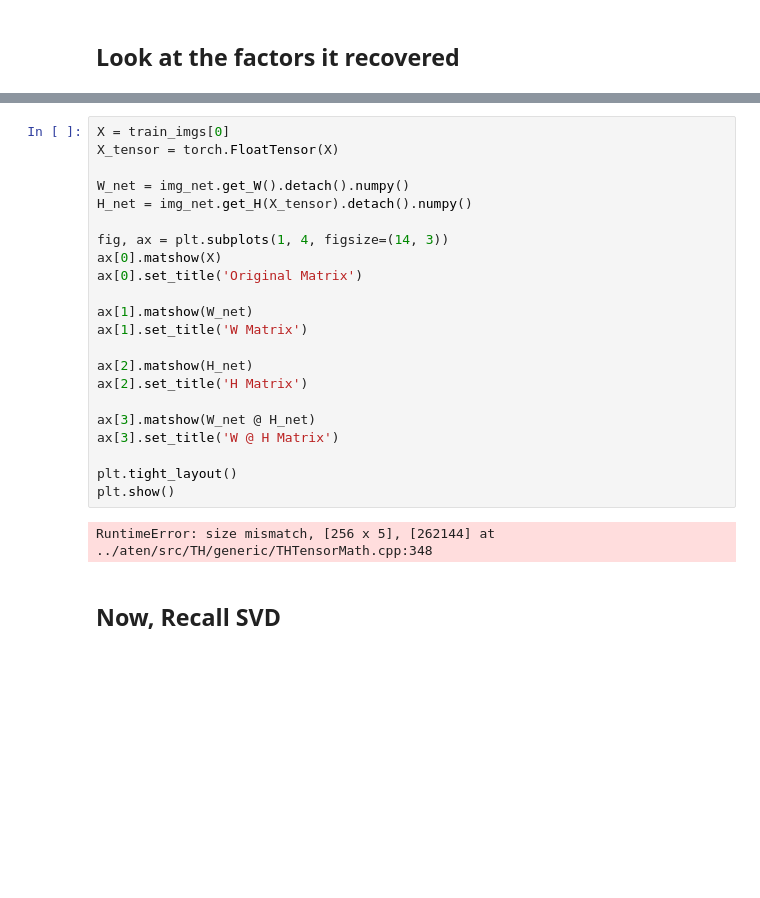
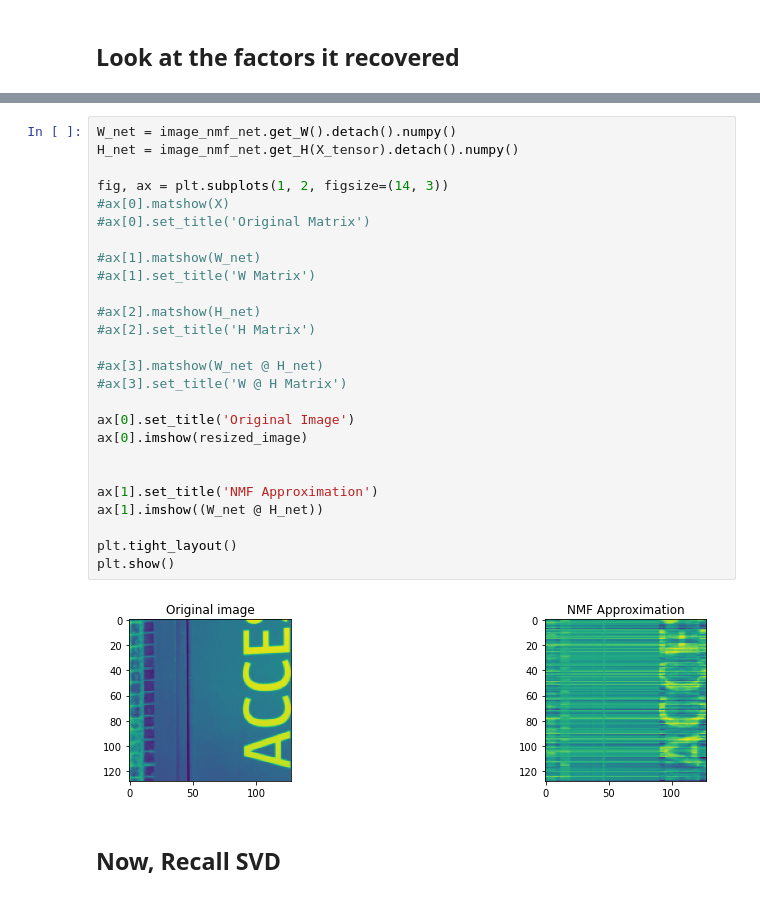
Before and after one commit to Aaron09/torchfactor, a Jupyter notebook: neuaral_factor_demo.ipynb, the cells around one changed output, grey strips where cells are left out. Drawn from its saved outputs; the diff is of its cells as text; blank space fills up the shorter version.

```diff
--- a/neuaral_factor_demo.ipynb
+++ b/neuaral_factor_demo.ipynb
@@ -209,27 +222,31 @@ plt.show()
 # %%
-X = train_imgs[0]
-X_tensor = torch.FloatTensor(X)
+W_net = image_nmf_net.get_W().detach().numpy()
+H_net = image_nmf_net.get_H(X_tensor).detach().numpy()
 
-W_net = img_net.get_W().detach().numpy()
-H_net = img_net.get_H(X_tensor).detach().numpy()
+fig, ax = plt.subplots(1, 2, figsize=(14, 3))
+#ax[0].matshow(X)
+#ax[0].set_title('Original Matrix')
 
-fig, ax = plt.subplots(1, 4, figsize=(14, 3))
-ax[0].matshow(X)
-ax[0].set_title('Original Matrix')
+#ax[1].matshow(W_net)
+#ax[1].set_title('W Matrix')
 
-ax[1].matshow(W_net)
-ax[1].set_title('W Matrix')
+#ax[2].matshow(H_net)
+#ax[2].set_title('H Matrix')
 
-ax[2].matshow(H_net)
-ax[2].set_title('H Matrix')
+#ax[3].matshow(W_net @ H_net)
+#ax[3].set_title('W @ H Matrix')
 
-ax[3].matshow(W_net @ H_net)
-ax[3].set_title('W @ H Matrix')
+ax[0].set_title('Original Image')
+ax[0].imshow(resized_image)
+
+
+ax[1].set_title('NMF Approximation')
+ax[1].imshow((W_net @ H_net))
 
 plt.tight_layout()
 plt.show()
 # %% [output]
-RuntimeError: size mismatch, [256 x 5], [262144] at ../aten/src/TH/generic/THTensorMath.cpp:348
+[figure, added]
 # %% [markdown]
 ## Now, Recall SVD
 # %% [markdown]
```
Also changed, not shown: parts of 13 cells of this notebook.
